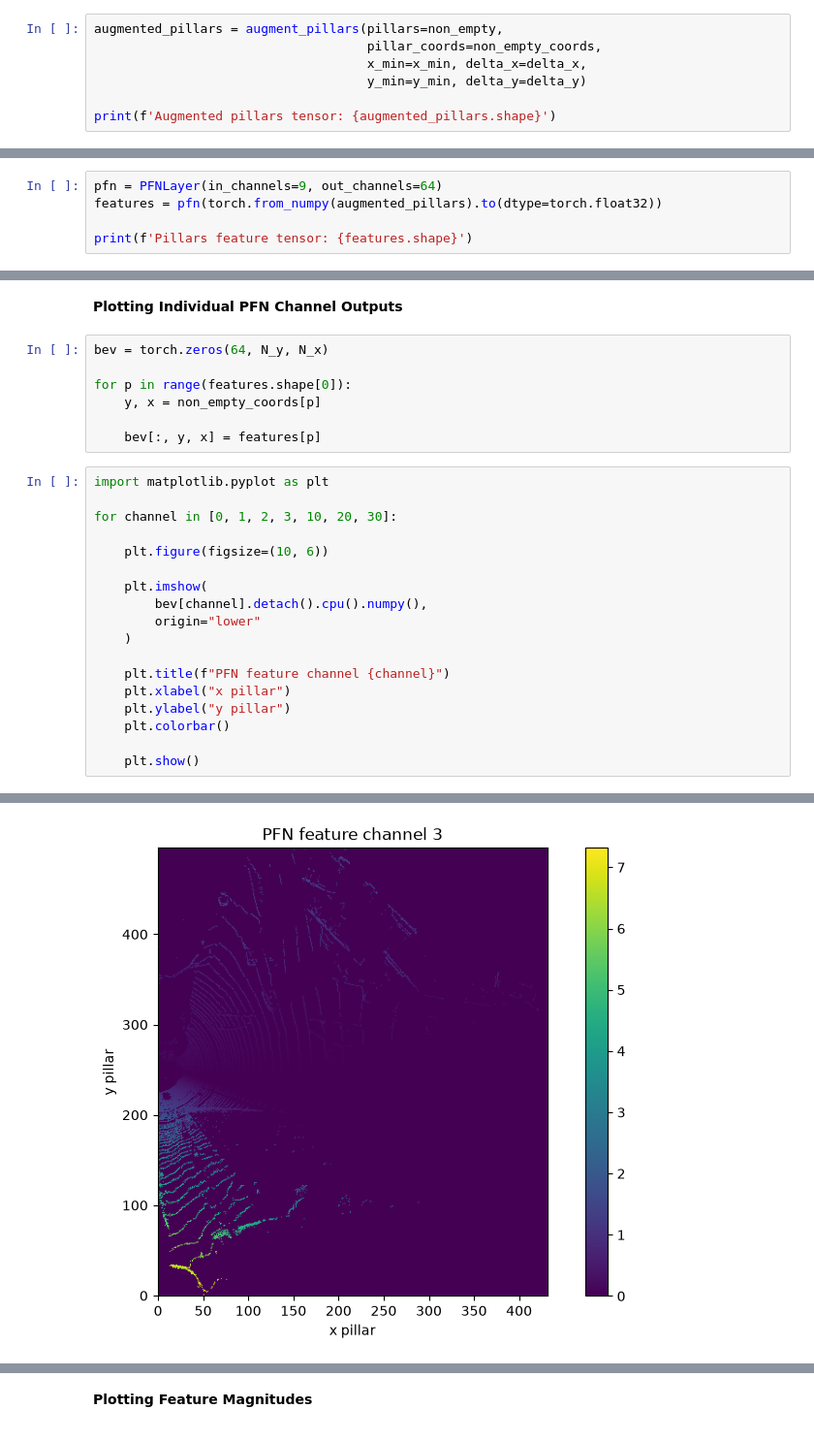
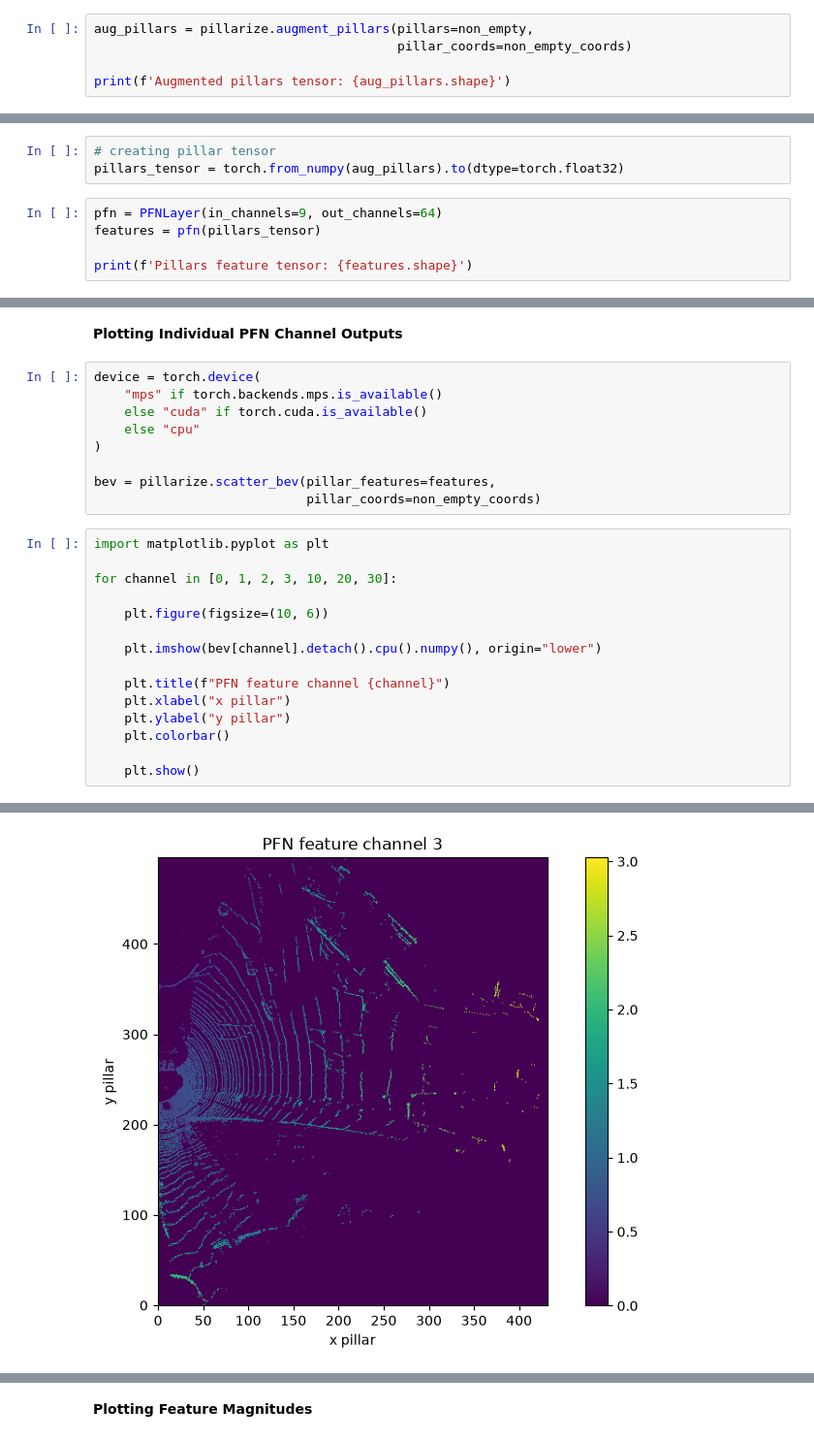
Before and after one commit to tinmar112/detection-tracking, a Jupyter notebook: lidar-camera-calibration/src/pillars.ipynb, the cells around one changed output, grey strips where cells are left out. Shown at 97% size. Drawn from its saved outputs; the diff is of its cells as text.

```diff
--- a/lidar-camera-calibration/src/pillars.ipynb
+++ b/lidar-camera-calibration/src/pillars.ipynb
@@ -50,17 +54,18 @@ non_empty_coords = np.argwhere(non_empty_mask)
 # %% [output]
 No. of non-empty pillars: P = 11946
 # %%
-augmented_pillars = augment_pillars(pillars=non_empty,
-                                    pillar_coords=non_empty_coords,
-                                    x_min=x_min, delta_x=delta_x,
-                                    y_min=y_min, delta_y=delta_y)
+aug_pillars = pillarize.augment_pillars(pillars=non_empty,
+                                        pillar_coords=non_empty_coords)
 
-print(f'Augmented pillars tensor: {augmented_pillars.shape}')
+print(f'Augmented pillars tensor: {aug_pillars.shape}')
 # %% [output]
 Augmented pillars tensor: (11946, 32, 9)
+# %%
+# creating pillar tensor
+pillars_tensor = torch.from_numpy(aug_pillars).to(dtype=torch.float32)
 # %%
 pfn = PFNLayer(in_channels=9, out_channels=64)
-features = pfn(torch.from_numpy(augmented_pillars).to(dtype=torch.float32))
+features = pfn(pillars_tensor)
 
 print(f'Pillars feature tensor: {features.shape}')
 # %% [output]
@@ -68,12 +73,14 @@ Pillars feature tensor: torch.Size([11946, 64])
 # %% [markdown]
 __Plotting Individual PFN Channel Outputs__
 # %%
-bev = torch.zeros(64, N_y, N_x)
+device = torch.device(
+    "mps" if torch.backends.mps.is_available()
+    else "cuda" if torch.cuda.is_available()
+    else "cpu"
+)
 
-for p in range(features.shape[0]):
-    y, x = non_empty_coords[p]
-
-    bev[:, y, x] = features[p]
+bev = pillarize.scatter_bev(pillar_features=features,
+                            pillar_coords=non_empty_coords)
 # %%
 import matplotlib.pyplot as plt
 
@@ -81,10 +88,7 @@ for channel in [0, 1, 2, 3, 10, 20, 30]:
 
     plt.figure(figsize=(10, 6))
 
-    plt.imshow(
-        bev[channel].detach().cpu().numpy(),
-        origin="lower"
-    )
+    plt.imshow(bev[channel].detach().cpu().numpy(), origin="lower")
 
     plt.title(f"PFN feature channel {channel}")
     plt.xlabel("x pillar")
@@ -99 +103 @@ for channel in [0, 1, 2, 3, 10, 20, 30]:
-[figure, old version]
+[figure, new version]
```
Also changed, not shown: parts of 15 cells of this notebook, 6 other files.
